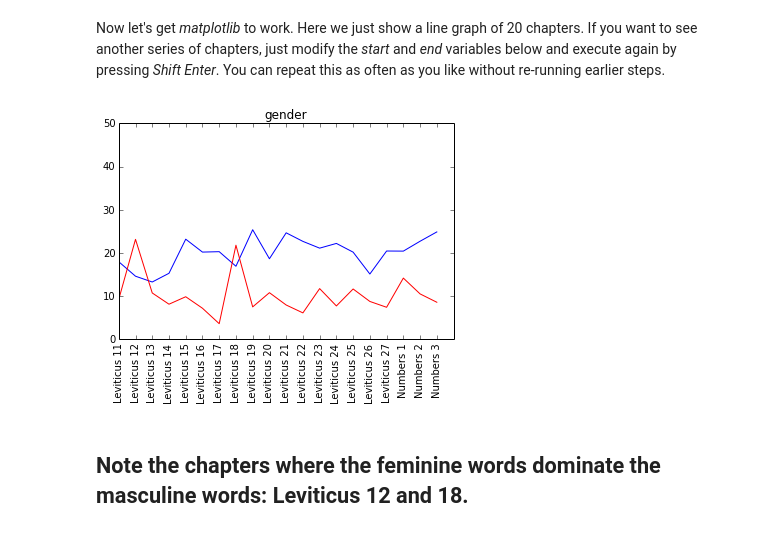
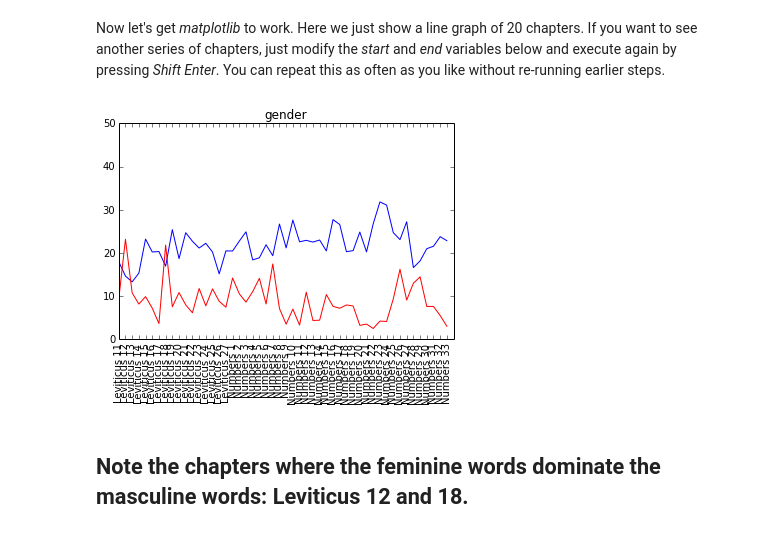
Before and after one commit to dirkroorda/laf-fabric, a Jupyter notebook: examples/gender.ipynb, the cells around one changed output. Cells and saved outputs as stored; diff of their text form; code cells hidden in the pictures.

```diff
--- a/examples/gender.ipynb
+++ b/examples/gender.ipynb
@@ -372,16 +369,16 @@ You can repeat this as often as you like without re-running earlier steps.
 # %%
 x = range(len(ch))
 start = 100
-end = 120
+end = 150
 fig = plt.figure()
 plt.plot(x[start:end], m[start:end], 'b-', x[start:end], f[start:end], 'r-')
 plt.axis([start, end, 0, 50])
 plt.xticks(x[start:end], ch[start:end], rotation='vertical')
 plt.margins(0.2)
 plt.subplots_adjust(bottom=0.15);
 plt.title('gender');
 # %% [output]
-[figure, old version]
+[figure, new version]
 # %% [markdown]
 ## Note the chapters where the feminine words dominate the masculine words: Leviticus 12 and 18.
 # %% [markdown]
```
Also changed, not shown: parts of 6 cells of this notebook, 7 other files.
